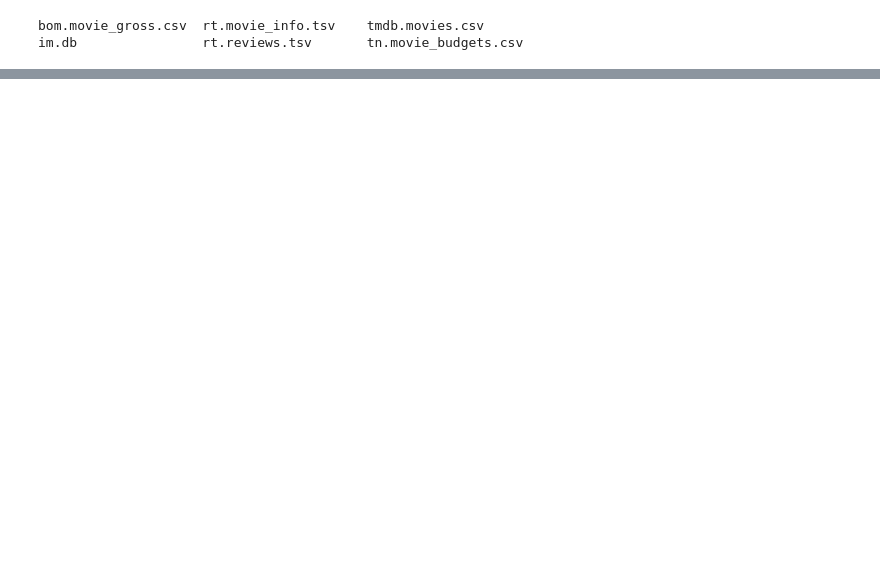
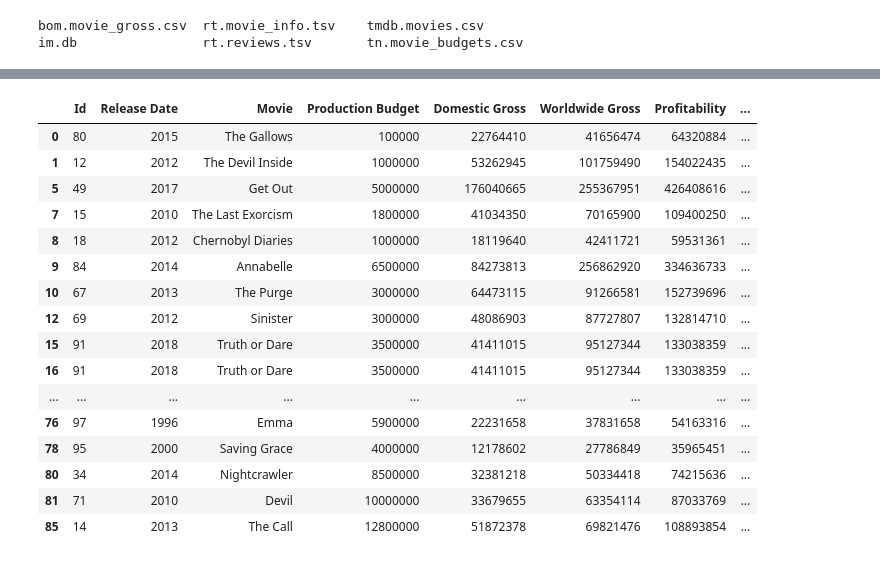
Before and after one commit to nickthetj/Cheap-Thrills-Good-Money, a Jupyter notebook: notebooks/EDA TN.MovieBudget - Nick.ipynb, the cells around one changed output, grey strips where cells are left out. Saved outputs shown, nothing was run; the diff lists cells and outputs as text; code cells hidden in the pictures; blank space fills up the shorter version.

```diff
--- a/notebooks/EDA TN.MovieBudget - Nick.ipynb
+++ b/notebooks/EDA TN.MovieBudget - Nick.ipynb
@@ -285,4 +216,52 @@ OLS Regression Results
 Notes:
 [1] Standard Errors assume that the covariance matrix of the errors is correctly specified.
+# %%
+# Connecting to Persons Schema and Joining with Known For and Movie Basics Schemas
+
+persons_query = """
+    SELECT *
+    FROM persons
+    JOIN directors
+        USING(person_id)
+    JOIN movie_basics
+        USING(movie_id)
+"""
+
+joined_df = pd.read_sql(persons_query, conn)
+
+clean_column_headers(joined_df)
+joined_df = pd.DataFrame(data=joined_df, columns=['Primary Name', 'Primary Title'])
+# joined_df['Primary Profession'] = clean_comma_series(joined_df['Primary Profession'])
+# joined_df.columns = joined_df.columns.str.replace('Primary Profession', 'Profession')
+joined_df.columns = joined_df.columns.str.replace('Primary Title', 'Movie')
+joined_df.columns = joined_df.columns.str.replace('Primary Name', 'Name')
+joined_df = joined_df.drop_duplicates(subset='Name')
+
+
+MergedExploded_df = MergedExploded_df.merge(joined_df, on = 'Movie', how='left')
 # %%
-TopThreeGenres_df = MergedExploded_df.loc[(MergedExploded_df['Genres'] == 'Horror') | (MergedExploded_df['Genres'] == 'Thriller') | (MergedExploded_df['Genres'] == 'Mystery')].reset_index(drop=True)
+# Creating Top Three Genres Dataframe
+Merged_df.dropna(inplace=True)
+Merged_df = Merged_df.merge(joined_df, on = 'Movie', how='left')
+TopThreeGenres_df = Merged_df.loc[(Merged_df['Genres'].apply(lambda x: 'Horror' in x)) | (Merged_df['Genres'].apply(lambda x: 'Mystery' in x))
+             | (Merged_df['Genres'].apply(lambda x: 'Thriller' in x))].reset_index(drop=True)
+TopThreeGenres_df.dropna(inplace=True)
+TopThreeGenres_df[:50]
+# %% [output]
+|  | Id | Release Date | Movie | Production Budget | Domestic Gross | Worldwide Gross | Profitability | ... |
+| 0 | 80 | 2015 | The Gallows | 100000 | 22764410 | 41656474 | 64320884 | ... |
+| 1 | 12 | 2012 | The Devil Inside | 1000000 | 53262945 | 101759490 | 154022435 | ... |
+| 5 | 49 | 2017 | Get Out | 5000000 | 176040665 | 255367951 | 426408616 | ... |
+| 7 | 15 | 2010 | The Last Exorcism | 1800000 | 41034350 | 70165900 | 109400250 | ... |
+| 8 | 18 | 2012 | Chernobyl Diaries | 1000000 | 18119640 | 42411721 | 59531361 | ... |
+| 9 | 84 | 2014 | Annabelle | 6500000 | 84273813 | 256862920 | 334636733 | ... |
+| 10 | 67 | 2013 | The Purge | 3000000 | 64473115 | 91266581 | 152739696 | ... |
+| 12 | 69 | 2012 | Sinister | 3000000 | 48086903 | 87727807 | 132814710 | ... |
+| 15 | 91 | 2018 | Truth or Dare | 3500000 | 41411015 | 95127344 | 133038359 | ... |
+| 16 | 91 | 2018 | Truth or Dare | 3500000 | 41411015 | 95127344 | 133038359 | ... |
+| ... | ... | ... | ... | ... | ... | ... | ... | ... |
+| 76 | 97 | 1996 | Emma | 5900000 | 22231658 | 37831658 | 54163316 | ... |
+| 78 | 95 | 2000 | Saving Grace | 4000000 | 12178602 | 27786849 | 35965451 | ... |
+| 80 | 34 | 2014 | Nightcrawler | 8500000 | 32381218 | 50334418 | 74215636 | ... |
+| 81 | 71 | 2010 | Devil | 10000000 | 33679655 | 63354114 | 87033769 | ... |
+| 85 | 14 | 2013 | The Call | 12800000 | 51872378 | 69821476 | 108893854 | ... |
```
Also changed, not shown: parts of 14 cells of this notebook.
